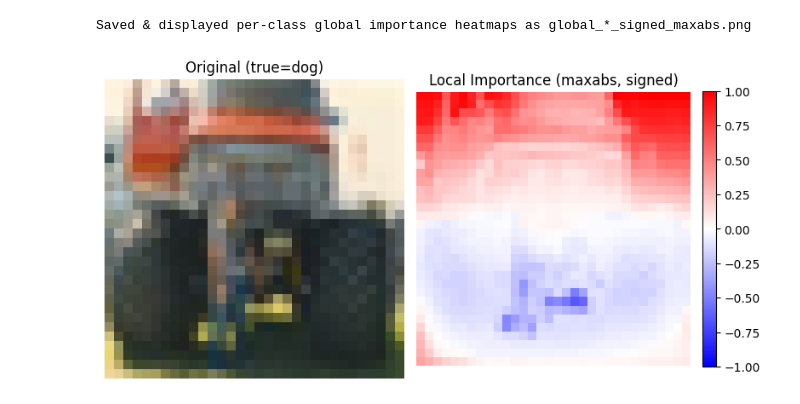
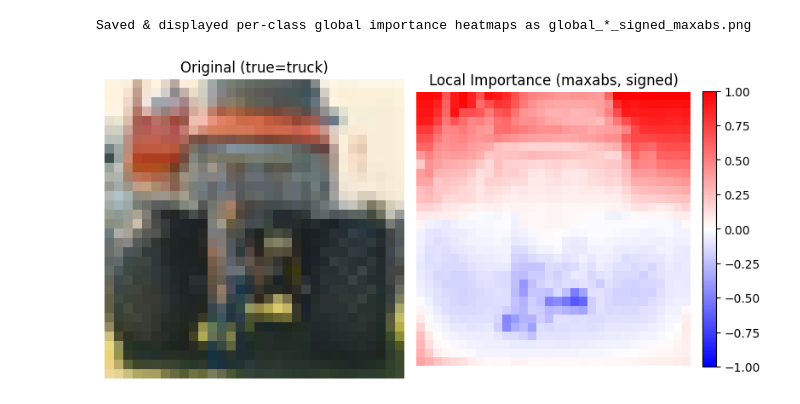
Before and after one commit to ntakafumi/aime, a Jupyter notebook: AIME_for_ImageData.ipynb, the cells around one changed output. Saved outputs shown, nothing was run; the diff lists cells and outputs as text; code cells hidden in the pictures.

```diff
--- a/AIME_for_ImageData.ipynb
+++ b/AIME_for_ImageData.ipynb
@@ -254,24 +254,24 @@ Saved & displayed per-class global importance heatmaps as global_*_signed_maxabs
 # %%
 # ===== (Replacement) 7) Local Feature Importance =====
 # Example: First sample of test
 idx=3
 x_row_orig = X_test[idx]         # (3072,) - Original scale (0-1)
 x_row_sc   = X_test_sc[idx]      # (3072,) - After scaling
 
 # one-hot vector (shape (10,))
 y_vec = y_test_onehot[idx].astype(np.float32)
-truename=class_names[y_test_raw[idx]]
+true_name = class_names[y_test_raw[idx]]  # ← 変数名を統一
 
 # Local importance: (y_vec @ W) * x_row
 local_importance = (y_vec @ W) * x_row_orig   # (3072,)
 
 # Normalization (maintaining relative relationships between symbols)
 den = np.max(np.abs(local_importance)) + 1e-12
 local_norm = local_importance / den
 
 # --- Local Feature Importance Heat Map ---
 local_img3 = local_importance.reshape(32,32,3)
 orig_img3  = to_img(x_row_orig)
 show_local_with_original(orig_img3, local_img3, true_name, "local_pair_maxabs.png", mode="maxabs")
 # %% [output]
-[figure, old version]
+[figure, new version]
```
Also changed, not shown: parts of 3 cells of this notebook, 15 other files.
